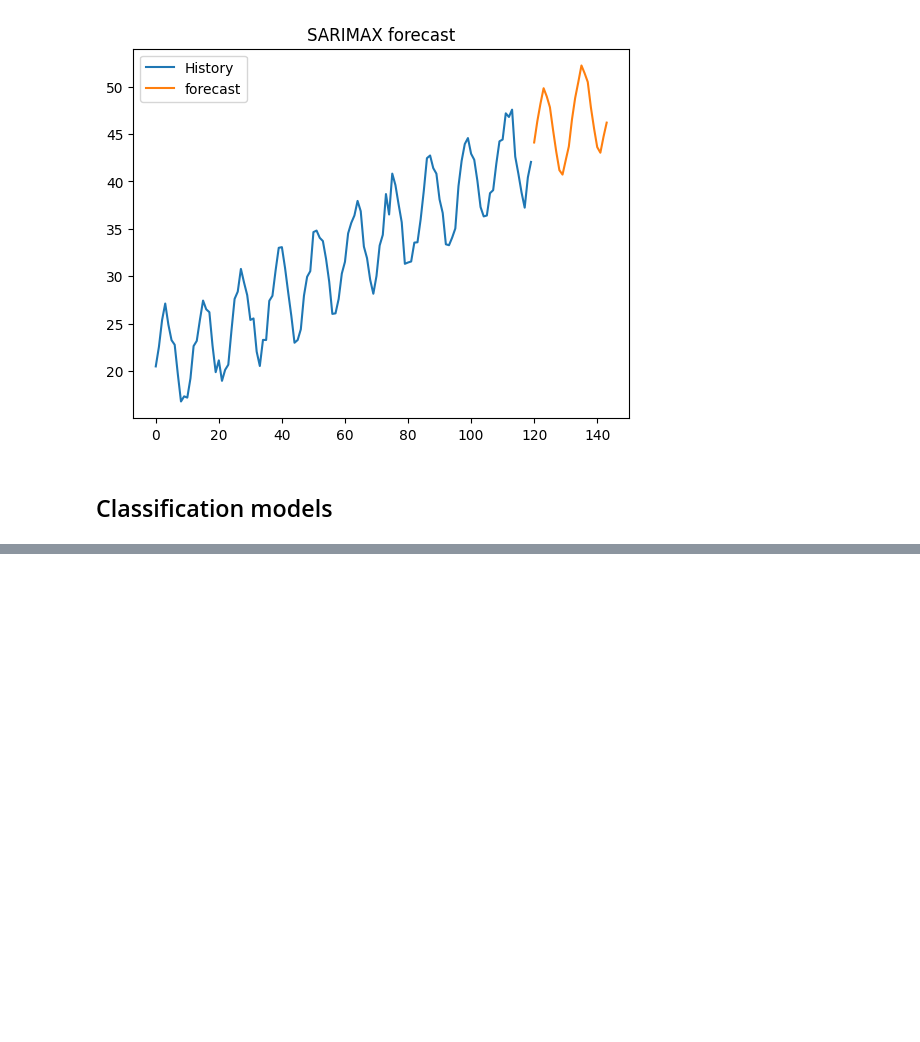
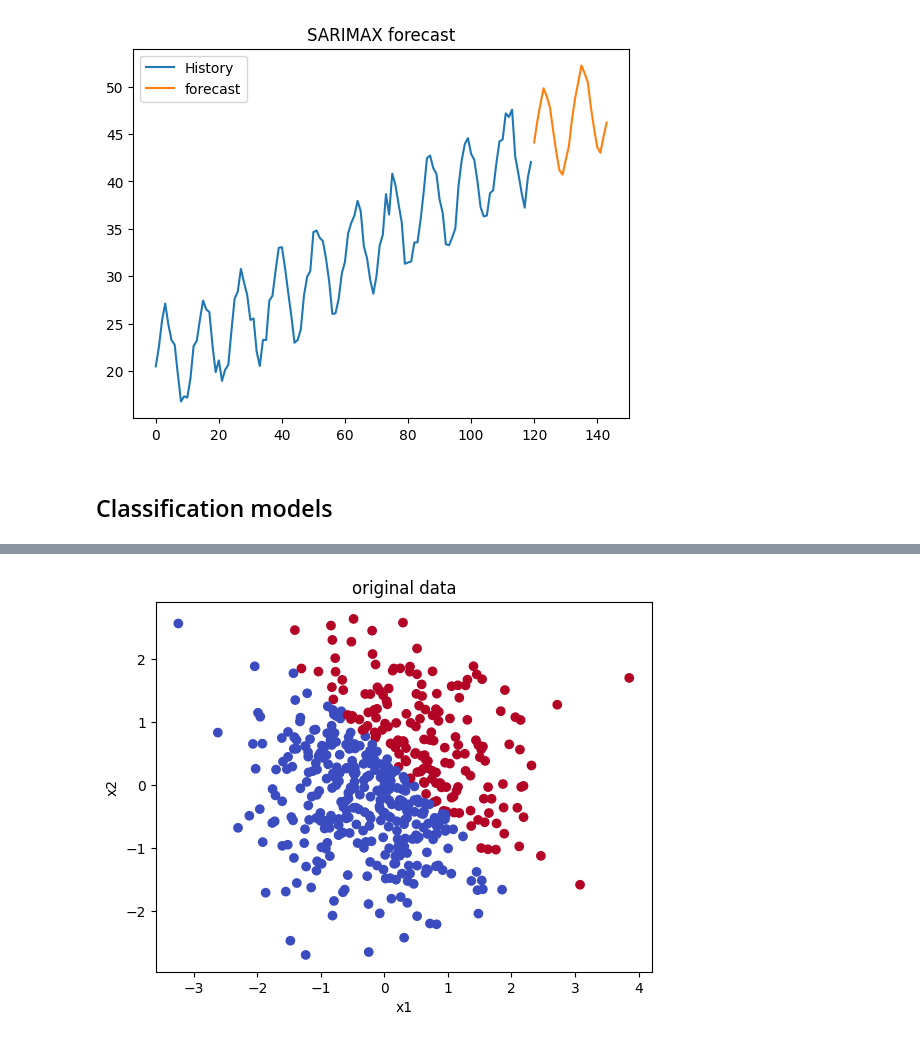
Before and after one commit to avikumart/DA-DS-Questions, a Jupyter notebook: ML_coding/Ml_coding_and_interviewn_practice.ipynb, the cells around one changed output, grey strips where cells are left out. Drawn from its saved outputs; the diff is of its cells as text; code cells hidden in the pictures; blank space fills up the shorter version.

Commit message:
cls modeling data

```diff
--- a/ML_coding/Ml_coding_and_interviewn_practice.ipynb
+++ b/ML_coding/Ml_coding_and_interviewn_practice.ipynb
@@ -1124,0 +1136,11 @@ plt.show()
+# %%
+np.random.seed(42)
+
+n = 500
+x1 = np.random.normal(0,1,n)
+x2 = np.random.normal(0,1,n)
+
+y = (x1*2 + x2*2 >1).astype(int)
+
+df = pd.DataFrame({"x1": x1, "x2": x2, "y": y})
+df.head()
@@ -1124,0 +1154,9 @@ plt.show()
+# %%
+# visuallize the data
+plt.scatter(df["x1"], df["x2"], c=df["y"], cmap="coolwarm")
+plt.title("original data")
+plt.xlabel("x1")
+plt.ylabel("x2")
+plt.show()
+# %% [output]
+[figure, added]
```
Also changed, not shown: parts of 3 cells of this notebook.
